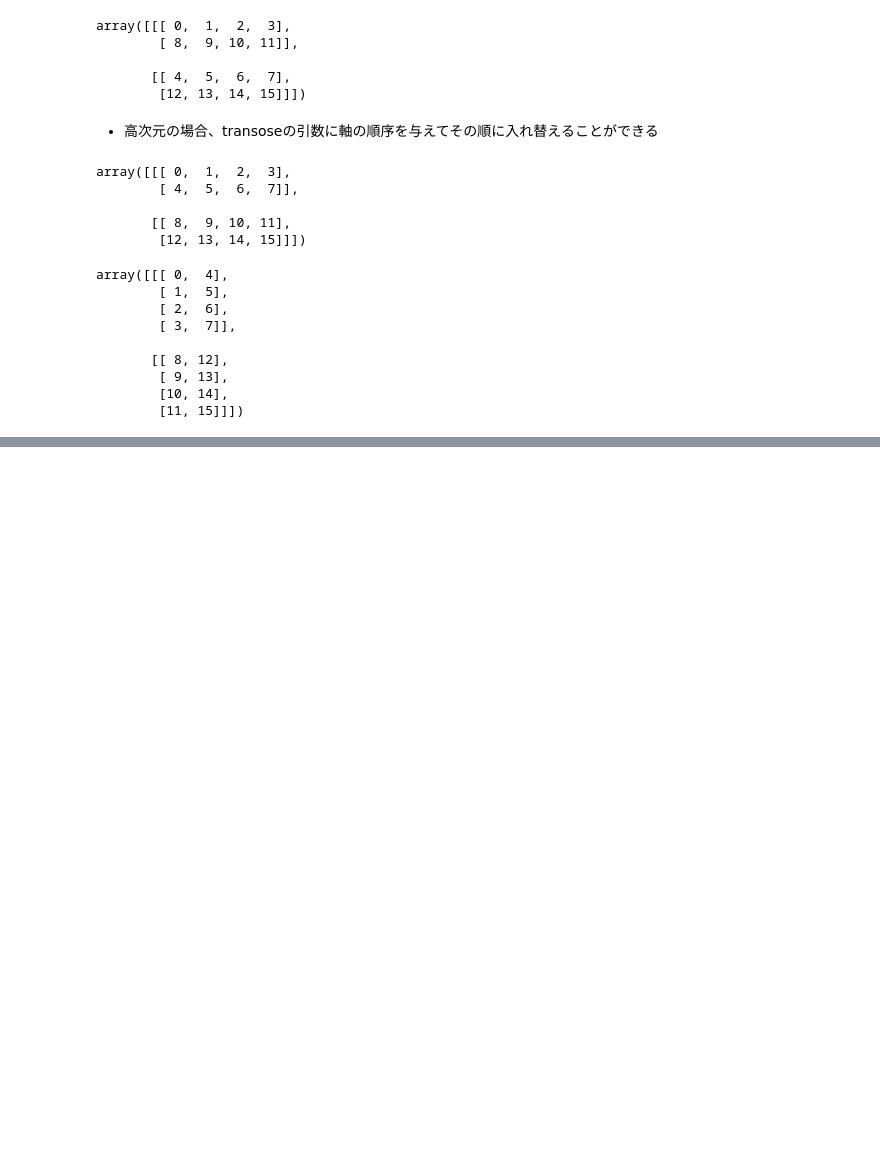
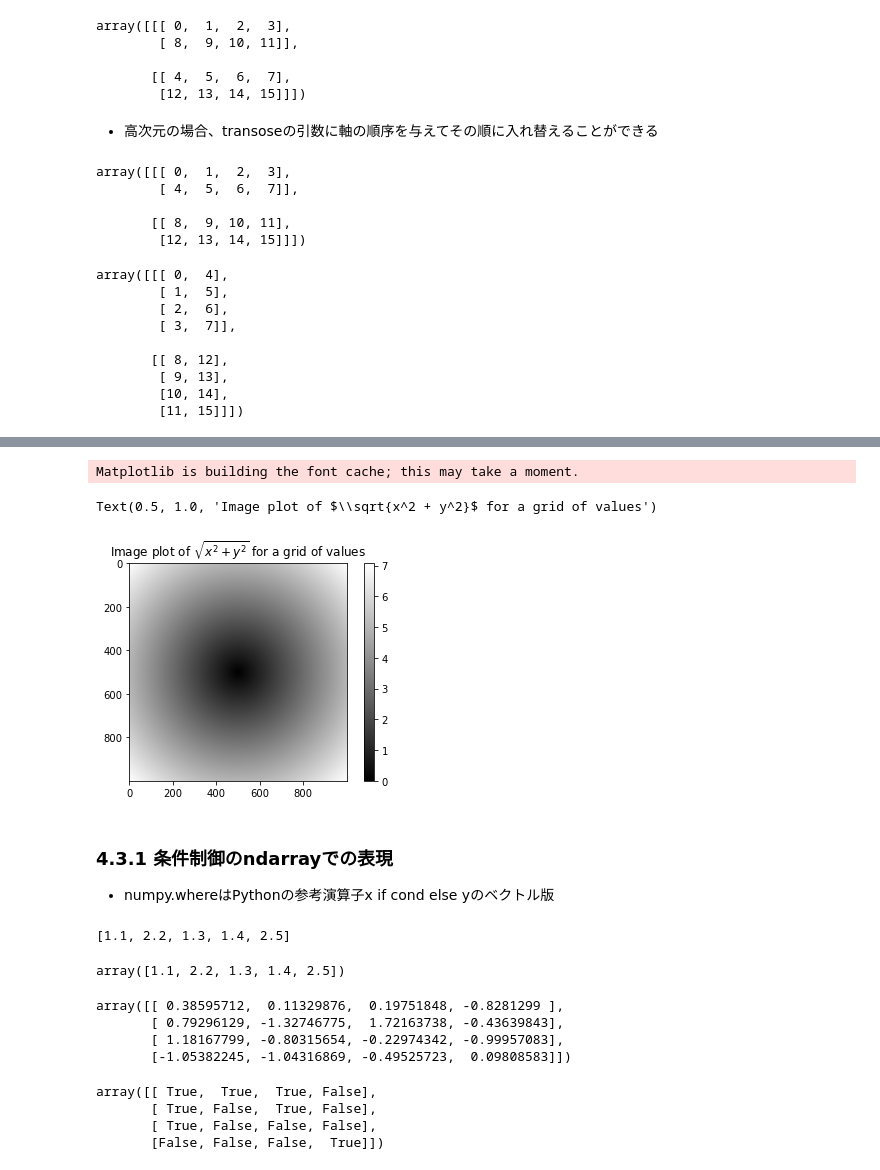
Before and after one commit to makotos-nlproc/py4da-shakyo, a Jupyter notebook: chap4.ipynb, the cells around one changed output, grey strips where cells are left out. Cells and saved outputs as stored; diff of their text form; code cells hidden in the pictures; blank space fills up the shorter version.

```diff
--- a/chap4.ipynb
+++ b/chap4.ipynb
@@ -570,0 +623,4 @@ array([[[ 0,  4],
+# %%
+points = np.arange(-5, 5, 0.01)
+xs, ys = np.meshgrid(points, points)
+ys
@@ -570,0 +635,3 @@ array([[[ 0,  4],
+# %%
+z = np.sqrt(xs ** 2 + ys ** 2)
+z
@@ -570,0 +652,39 @@ array([[[ 0,  4],
+# %%
+import matplotlib.pyplot as plt
+plt.imshow(z, cmap=plt.cm.gray); plt.colorbar()
+plt.title("Image plot of $\sqrt{x^2 + y^2}$ for a grid of values")
+# %% [output]
+Matplotlib is building the font cache; this may take a moment.
+Text(0.5, 1.0, 'Image plot of $\\sqrt{x^2 + y^2}$ for a grid of values')
+[figure, added]
+# %% [markdown]
+### 4.3.1 条件制御のndarrayでの表現
+- numpy.whereはPythonの参考演算子x if cond else yのベクトル版
+# %%
+xarr = np.array([1.1, 1.2, 1.3, 1.4, 1.5])
+yarr = np.array([2.1, 2.2, 2.3, 2.4, 2.5])
+cond = np.array([True, False, True, True, False])
+result = [(x if c else y) for x, y, c in zip(xarr, yarr, cond)]
+result
+# %% [output]
+[1.1, 2.2, 1.3, 1.4, 2.5]
+# %%
+result = np.where(cond, xarr, yarr)
+result
+# %% [output]
+array([1.1, 2.2, 1.3, 1.4, 2.5])
+# %%
+arr = np.random.randn(4, 4)
+arr
+# %% [output]
+array([[ 0.38595712,  0.11329876,  0.19751848, -0.8281299 ],
+       [ 0.79296129, -1.32746775,  1.72163738, -0.43639843],
+       [ 1.18167799, -0.80315654, -0.22974342, -0.99957083],
+       [-1.05382245, -1.04316869, -0.49525723,  0.09808583]])
+# %%
+arr > 0
+# %% [output]
+array([[ True,  True,  True, False],
+       [ True, False,  True, False],
+       [ True, False, False, False],
+       [False, False, False,  True]])
```
Also changed, not shown: parts of 27 cells of this notebook.
